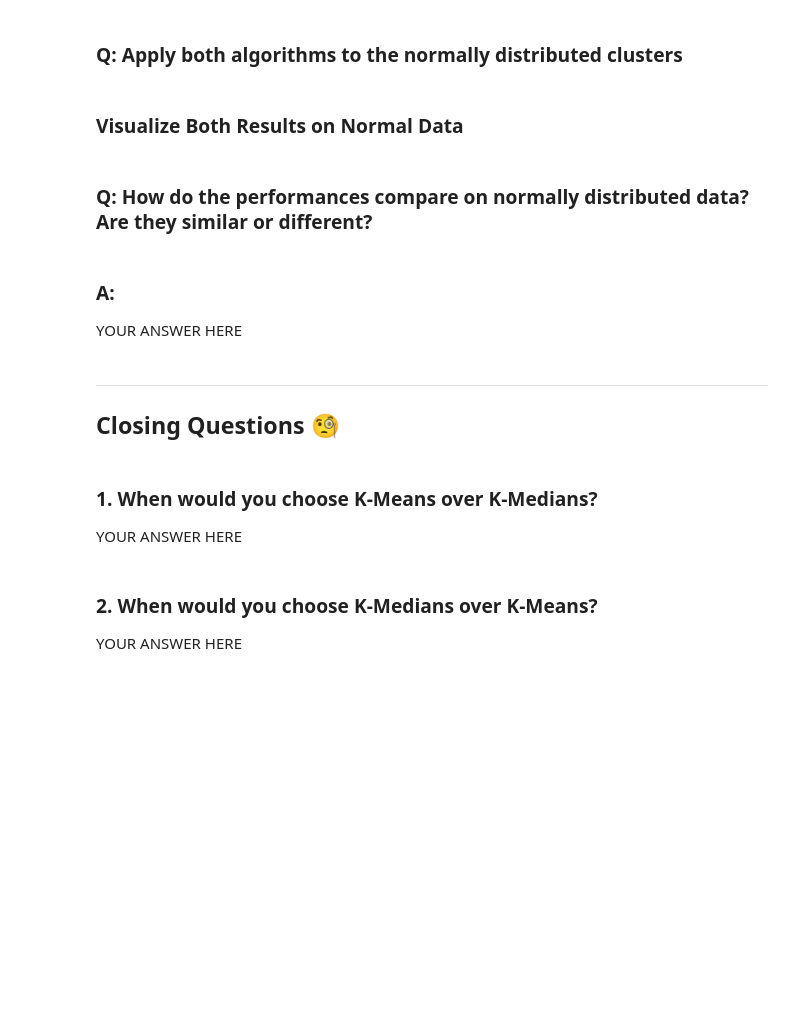
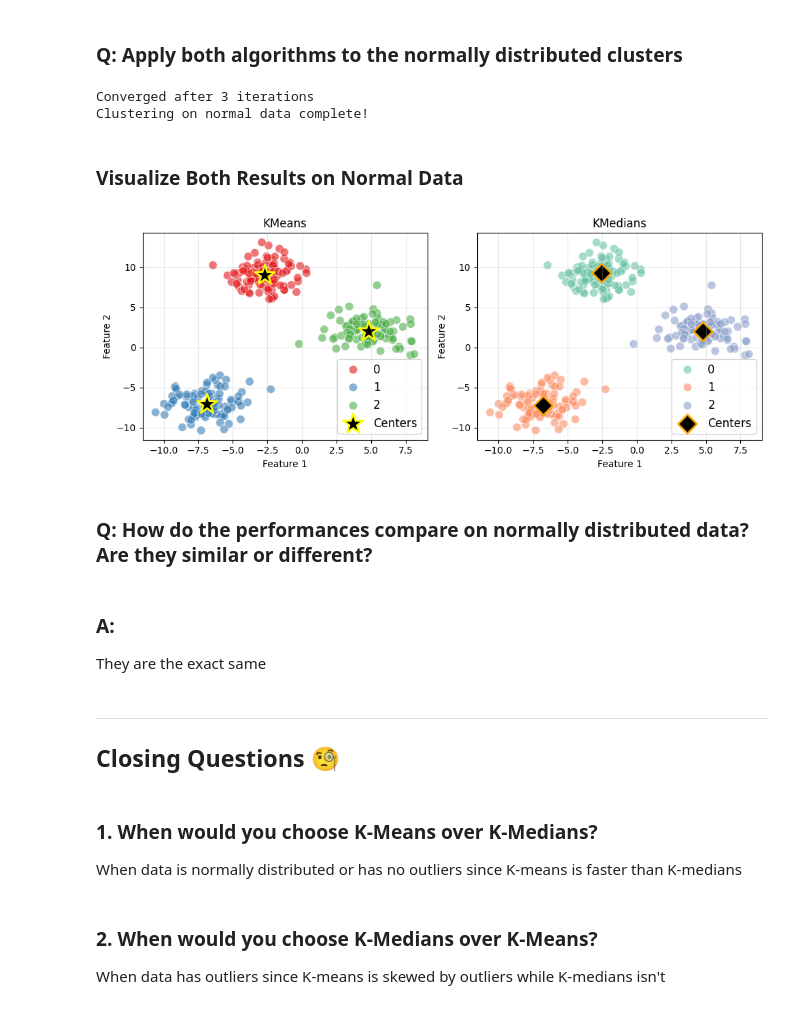
Before and after one commit to AK-256/bwsi-comp-problem-solving, a Jupyter notebook: mod6_unsupervised_learning/2_more_centroid_clustering.ipynb, the cells around one changed output. Cells and saved outputs as stored; diff of their text form; code cells hidden in the pictures; blank space fills up the shorter version.

```diff
--- a/mod6_unsupervised_learning/2_more_centroid_clustering.ipynb
+++ b/mod6_unsupervised_learning/2_more_centroid_clustering.ipynb
@@ -248,64 +254,61 @@ plt.show()
 # %% [markdown]
 ### Q: Apply both algorithms to the normally distributed clusters
 # %%
-# Important: Set random_state = 42 for both algorithms
-# Apply K-Means
-kmeans_normal = KMeans(  YOUR ANSWER HERE  )
-kmeans_normal.fit(   YOUR ANSWER HERE   )
-kmeans_normal_labels = kmeans_normal.labels_
+kmeans_normal = KMeans(n_clusters=3, random_state=42)    # ← filled in
+kmeans_normal.fit(X_normal)                               # ← filled in
+kmeans_normal_labels  = kmeans_normal.labels_
 kmeans_normal_centers = kmeans_normal.cluster_centers_
 
-# Apply K-Medians
-kmedians_normal_labels, kmedians_normal_centers = KMedians(  YOUR ANSWER HERE  )
+kmedians_normal_labels, kmedians_normal_centers = KMedians(
+    X_normal, n_clusters=3, random_state=42)              # ← filled in
 
 print("Clustering on normal data complete!")
+# %% [output]
+Converged after 3 iterations
+Clustering on normal data complete!
 # %% [markdown]
 ### Visualize Both Results on Normal Data
 # %%
-fig, axes = plt.subplots(1, 2, figsize=(10,4))
+fig, axes = plt.subplots(1, 2, figsize=(10, 4))
 
-# K-Means plot
 sns.scatterplot(x=X_normal[:, 0], y=X_normal[:, 1], hue=kmeans_normal_labels,
-               palette='Set1', s=80, alpha=0.6, ax=axes[0])
+                palette='Set1', s=80, alpha=0.6, ax=axes[0])
 axes[0].scatter(kmeans_normal_centers[:, 0], kmeans_normal_centers[:, 1],
-               c='black', marker='*', s=500, edgecolors='yellow',
-               linewidths=2, label='Centers')
-axes[0].set_title('KMeans')
-axes[0].set_xlabel('Feature 1')
-axes[0].set_ylabel('Feature 2')
-axes[0].grid(True, alpha=0.3)
+                c='black', marker='*', s=500, edgecolors='yellow',
+                linewidths=2, label='Centers')
+axes[0].set_title('KMeans'); axes[0].set_xlabel('Feature 1')
+axes[0].set_ylabel('Feature 2'); axes[0].grid(True, alpha=0.3)
 axes[0].legend(fontsize=12)
 
-# K-Medians plot
 sns.scatterplot(x=X_normal[:, 0], y=X_normal[:, 1], hue=kmedians_normal_labels,
-               palette='Set2', s=80, alpha=0.6, ax=axes[1])
+                palette='Set2', s=80, alpha=0.6, ax=axes[1])
 axes[1].scatter(kmedians_normal_centers[:, 0], kmedians_normal_centers[:, 1],
-               c='black', marker='D', s=200, edgecolors='orange',
-               linewidths=2, label='Centers')
-axes[1].set_title('KMedians')
-axes[1].set_xlabel('Feature 1')
-axes[1].set_ylabel('Feature 2')
-axes[1].grid(True, alpha=0.3)
+                c='black', marker='D', s=200, edgecolors='orange',
+                linewidths=2, label='Centers')
+axes[1].set_title('KMedians'); axes[1].set_xlabel('Feature 1')
+axes[1].set_ylabel('Feature 2'); axes[1].grid(True, alpha=0.3)
 axes[1].legend(fontsize=12)
 
 plt.tight_layout()
 plt.show()
+# %% [output]
+[figure, added]
 # %% [markdown]
 ### Q: How do the performances compare on normally distributed data? Are they similar or different?
 # %% [markdown]
 ### A:
-YOUR ANSWER HERE
+They are the exact same
 # %% [markdown]
 ----
 ## Closing Questions 🧐
 # %% [markdown]
 ### 1. When would you choose K-Means over K-Medians?
 
-YOUR ANSWER HERE
+When data is normally distributed or has no outliers since K-means is faster than K-medians
 # %% [markdown]
 ### 2. When would you choose K-Medians over K-Means?
 
-YOUR ANSWER HERE
+When data has outliers since K-means is skewed by outliers while K-medians isn't
 # %% [markdown]
 ### 3. What are the main limitations of both algorithms?
 
```
Also changed, not shown: parts of 12 cells of this notebook, 1 other file.
